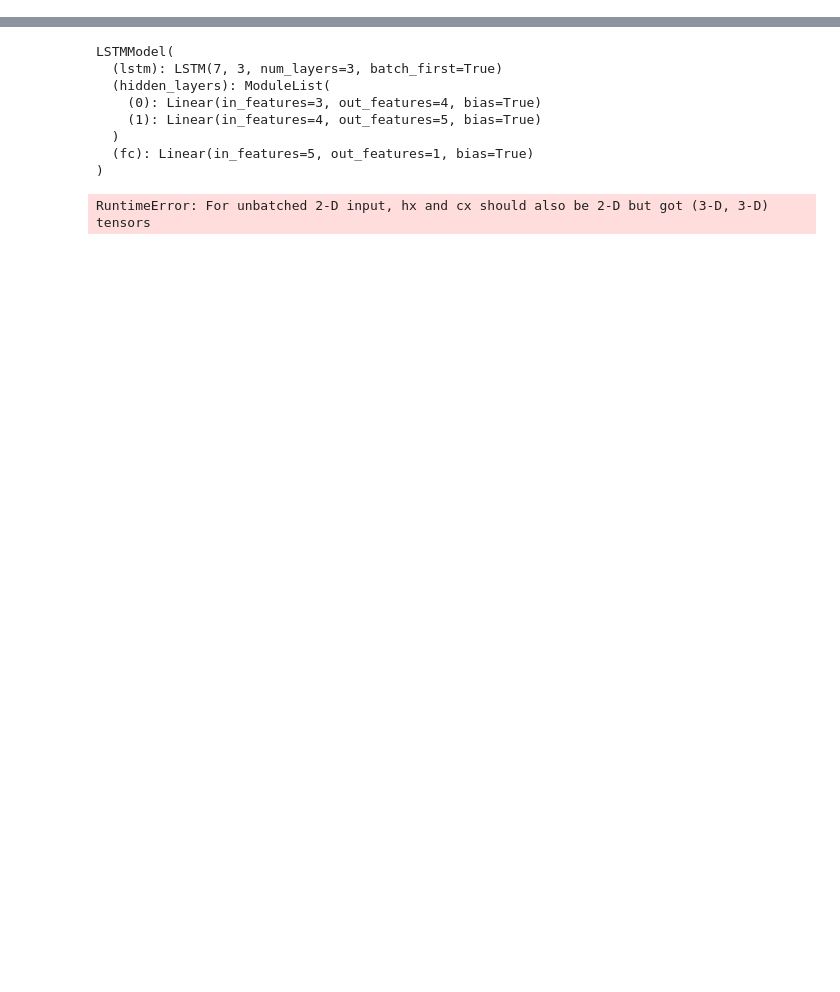
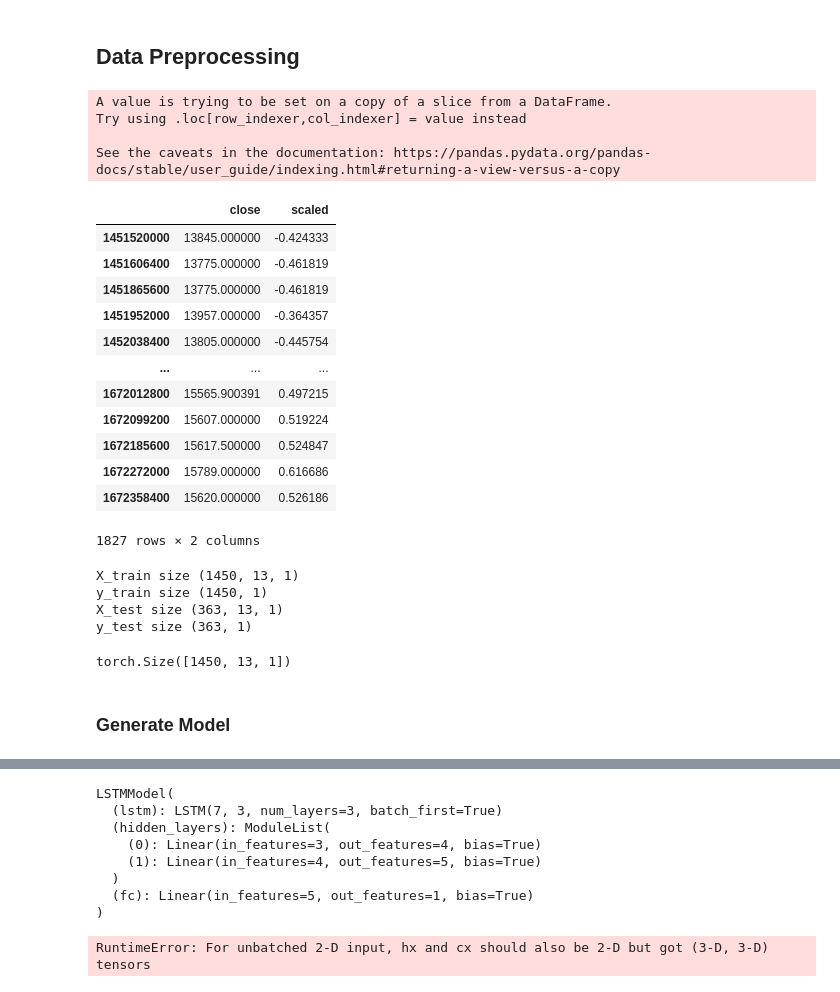
Before and after one commit to mekarsadev/economic-intelligence, a Jupyter notebook: labs/lstm-pytorch.ipynb, the cells around one changed output, grey strips where cells are left out. Saved outputs shown, nothing was run; the diff lists cells and outputs as text; code cells hidden in the pictures; blank space fills up the shorter version.

```diff
--- a/labs/lstm-pytorch.ipynb
+++ b/labs/lstm-pytorch.ipynb
@@ -5,0 +58,31 @@ from torch.utils.data import Dataset
+# %% [markdown]
+## Data Preprocessing
+# %%
+df_usd = minmax_normalization(df_usd)
+df_usd
+# %% [output]
+A value is trying to be set on a copy of a slice from a DataFrame.
+Try using .loc[row_indexer,col_indexer] = value instead
+
+See the caveats in the documentation: https://pandas.pydata.org/pandas-docs/stable/user_guide/indexing.html#returning-a-view-versus-a-copy
+|  | close | scaled |
+| 1451520000 | 13845.000000 | -0.424333 |
+| 1451606400 | 13775.000000 | -0.461819 |
+| 1451865600 | 13775.000000 | -0.461819 |
+| 1451952000 | 13957.000000 | -0.364357 |
+| 1452038400 | 13805.000000 | -0.445754 |
+| ... | ... | ... |
+| 1672012800 | 15565.900391 | 0.497215 |
+| 1672099200 | 15607.000000 | 0.519224 |
+| 1672185600 | 15617.500000 | 0.524847 |
+| 1672272000 | 15789.000000 | 0.616686 |
+| 1672358400 | 15620.000000 | 0.526186 |
+1827 rows × 2 columns
+# %%
+look_back = 14
+X_train, y_train, X_test, y_test = load_data(df_usd[['scaled']], look_back)
+# %% [output]
+X_train size (1450, 13, 1)
+y_train size (1450, 1)
+X_test size (363, 13, 1)
+y_test size (363, 1)
@@ -5,0 +95,6 @@ from torch.utils.data import Dataset
+# %%
+X_train.shape
+# %% [output]
+torch.Size([1450, 13, 1])
+# %% [markdown]
+### Generate Model
```
Also changed, not shown: parts of 35 cells of this notebook, 6 other files.
